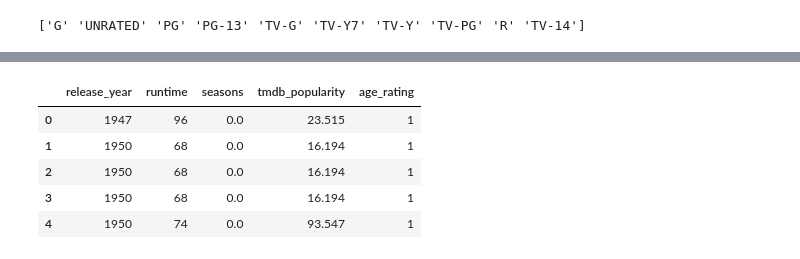
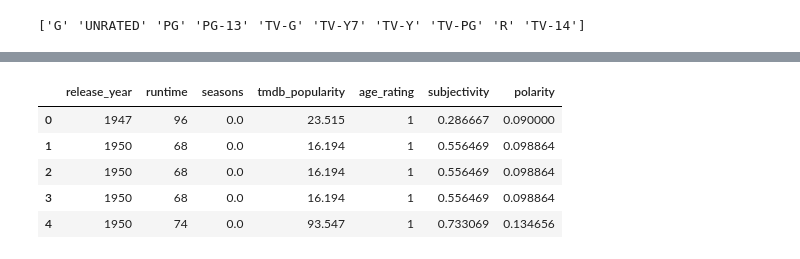
Before and after one commit to emchege/MIS546_Group_Project, a Jupyter notebook: disney+.ipynb, the cells around one changed output, grey strips where cells are left out. Cells and saved outputs as stored; diff of their text form; code cells hidden in the pictures.

```diff
--- a/disney+.ipynb
+++ b/disney+.ipynb
@@ -66,3 +70,18 @@ merged_a
 | 1565 | tm1075680 | World's Most Dangerous Shark? | MOVIE | The Great White has a scary reput... | 2023 | PG-13 | 44 | ['documentation'] | ... |
 | 1566 | tm1227149 | Baby Sharks | MOVIE | Even the biggest, fastest and fie... | 2023 | PG | 45 | ['documentation'] | ... |
 1567 rows × 16 columns
+# %%
+stopslist = []
+for x in stopwords.fileids():
+    stopslist.append(stopwords.words(x))
+
+merged_a['description'] = merged_a['description'].astype(str)
+
+merged_a['Tokens'] = merged_a['description'].apply(word_tokenize)
+# %%
+
+
+
+
+merged_a['subjectivity'] = merged_a.apply(lambda x: TextBlob(x['description']).sentiment.subjectivity, axis=1)
+merged_a['polarity'] = merged_a.apply(lambda x: TextBlob(x['description']).sentiment.polarity, axis=1)
@@ -272,33 +307,33 @@ merged_a
 # %%
 #Linear Regression - Independent variables are Year, Runtime, Seasons, rating, tmdb_popularity
 #the dependent variable is tmdb_score
 
 from sklearn.linear_model import LogisticRegression
 from sklearn.linear_model import LinearRegression
 from sklearn.model_selection import train_test_split
 import sklearn.metrics as metrics
 from sklearn.preprocessing import StandardScaler
 from sklearn.ensemble import RandomForestClassifier
 from sklearn.ensemble import RandomForestRegressor
 from sklearn.tree import DecisionTreeClassifier
 import matplotlib.pyplot as plt
 from dmba import plotDecisionTree
 from sklearn.metrics import mean_squared_error
 import pandas as pd
 import numpy as np
 
 
-X = merged_a[['release_year','runtime','seasons','tmdb_popularity','age_rating']]
+X = merged_a[['release_year','runtime','seasons','tmdb_popularity','age_rating', 'subjectivity', 'polarity']]
 y = merged_a['tmdb_score']
 
 X.head()
 # %% [output]
-|  | release_year | runtime | seasons | tmdb_popularity | age_rating |
-| 0 | 1947 | 96 | 0.0 | 23.515 | 1 |
-| 1 | 1950 | 68 | 0.0 | 16.194 | 1 |
-| 2 | 1950 | 68 | 0.0 | 16.194 | 1 |
-| 3 | 1950 | 68 | 0.0 | 16.194 | 1 |
-| 4 | 1950 | 74 | 0.0 | 93.547 | 1 |
+|  | release_year | runtime | seasons | tmdb_popularity | age_rating | subjectivity | polarity |
+| 0 | 1947 | 96 | 0.0 | 23.515 | 1 | 0.286667 | 0.090000 |
+| 1 | 1950 | 68 | 0.0 | 16.194 | 1 | 0.556469 | 0.098864 |
+| 2 | 1950 | 68 | 0.0 | 16.194 | 1 | 0.556469 | 0.098864 |
+| 3 | 1950 | 68 | 0.0 | 16.194 | 1 | 0.556469 | 0.098864 |
+| 4 | 1950 | 74 | 0.0 | 93.547 | 1 | 0.733069 | 0.134656 |
 # %%
 #multilinear regression
 
```
Also changed, not shown: parts of 20 cells of this notebook.
